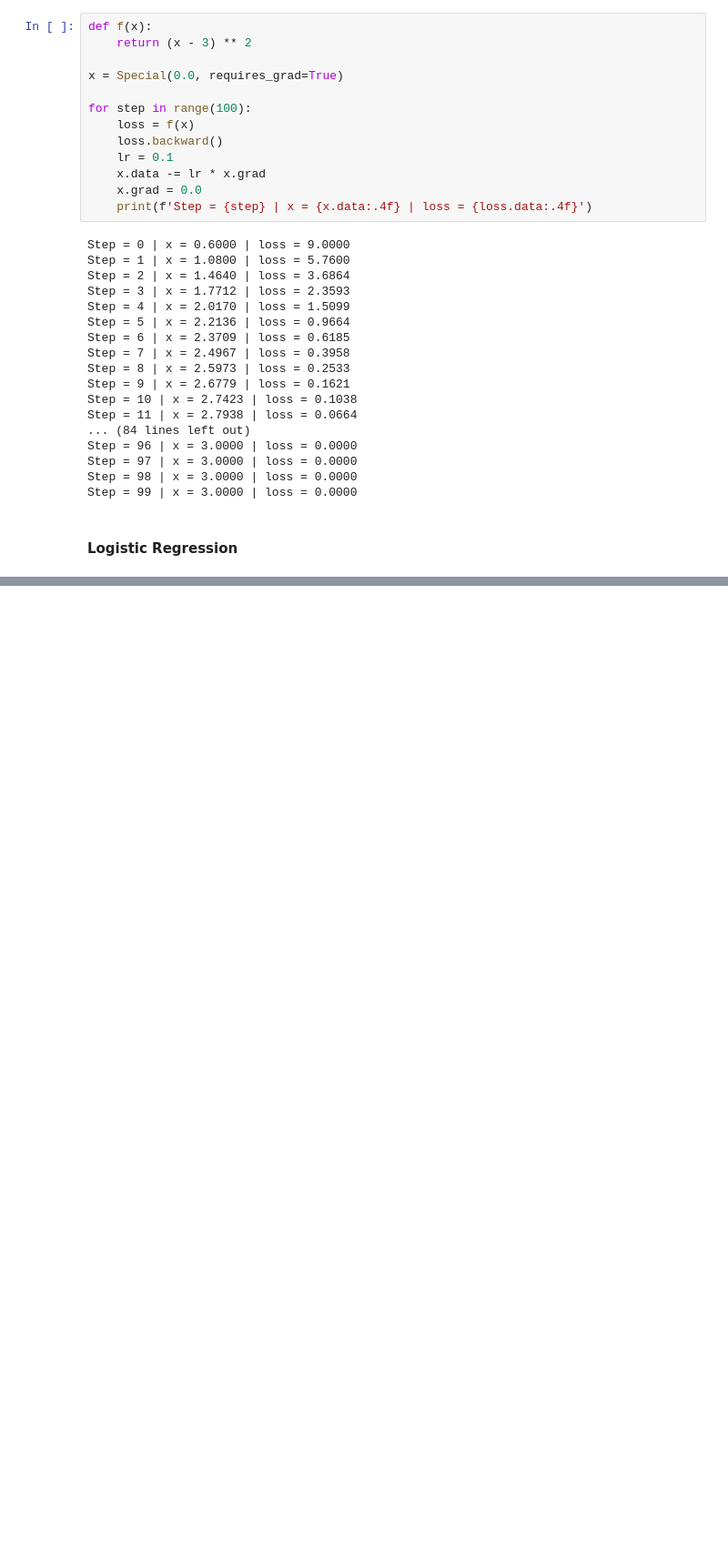
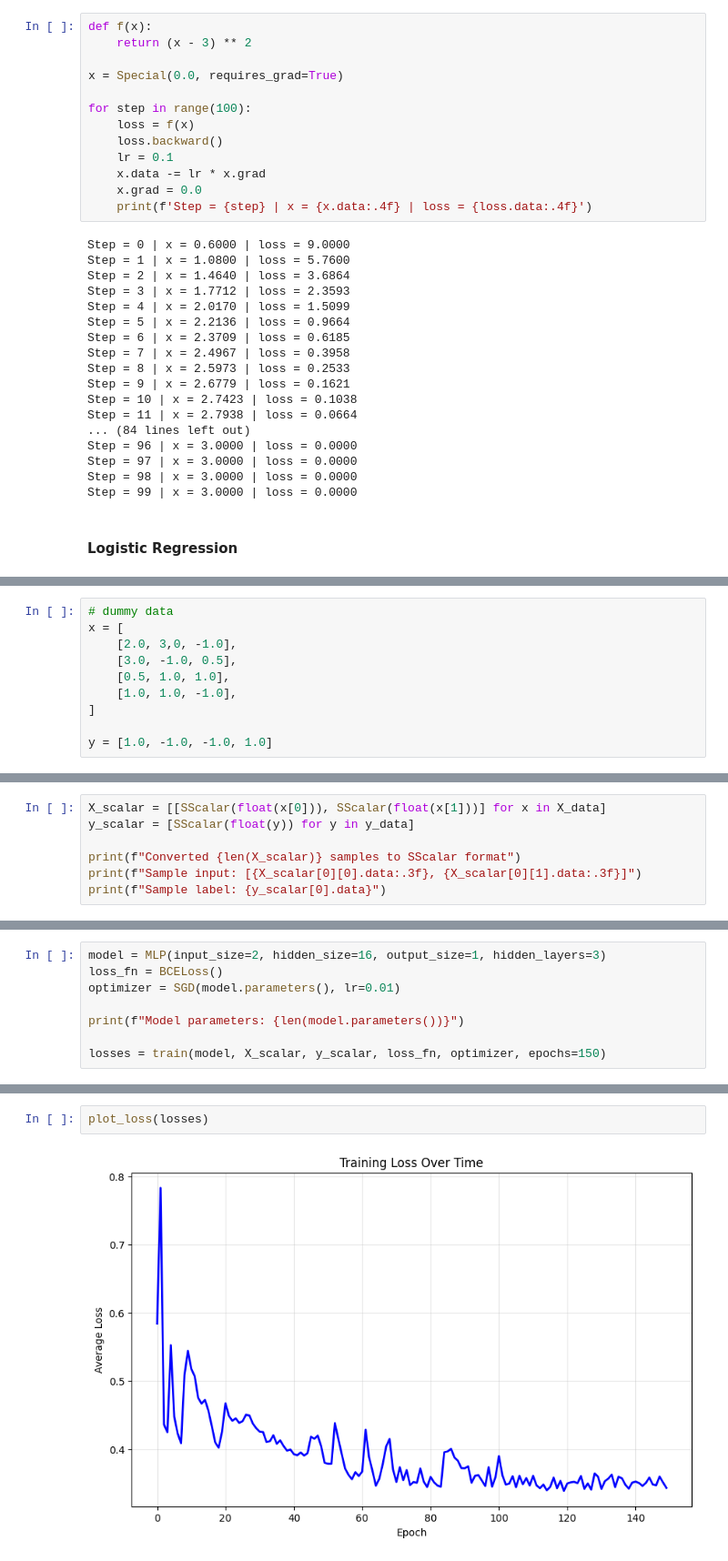
Before and after one commit to arvinsingh/toyGrad, a Jupyter notebook: example/Experiment.ipynb, the cells around one changed output, grey strips where cells are left out. Shown: that part at 91% size. Drawn from its saved outputs; the diff is of its cells as text; blank space fills up the shorter version.

```diff
--- a/example/Experiment.ipynb
+++ b/example/Experiment.ipynb
@@ -211,0 +219,10 @@ Epoch: 499 | Loss: 0.0042
+# %%
+# dummy data
+x = [
+    [2.0, 3,0, -1.0],
+    [3.0, -1.0, 0.5],
+    [0.5, 1.0, 1.0],
+    [1.0, 1.0, -1.0],
+]
+
+y = [1.0, -1.0, -1.0, 1.0]
@@ -211,0 +303,7 @@ Epoch: 499 | Loss: 0.0042
+# %%
+X_scalar = [[SScalar(float(x[0])), SScalar(float(x[1]))] for x in X_data]
+y_scalar = [SScalar(float(y)) for y in y_data]
+
+print(f"Converted {len(X_scalar)} samples to SScalar format")
+print(f"Sample input: [{X_scalar[0][0].data:.3f}, {X_scalar[0][1].data:.3f}]")
+print(f"Sample label: {y_scalar[0].data}")
@@ -211,0 +314,8 @@ Epoch: 499 | Loss: 0.0042
+# %%
+model = MLP(input_size=2, hidden_size=16, output_size=1, hidden_layers=3)
+loss_fn = BCELoss()
+optimizer = SGD(model.parameters(), lr=0.01)
+
+print(f"Model parameters: {len(model.parameters())}")
+
+losses = train(model, X_scalar, y_scalar, loss_fn, optimizer, epochs=150)
@@ -211,0 +341,4 @@ Epoch: 499 | Loss: 0.0042
+# %%
+plot_loss(losses)
+# %% [output]
+[figure, added]
```
Also changed, not shown: parts of 13 cells of this notebook.
